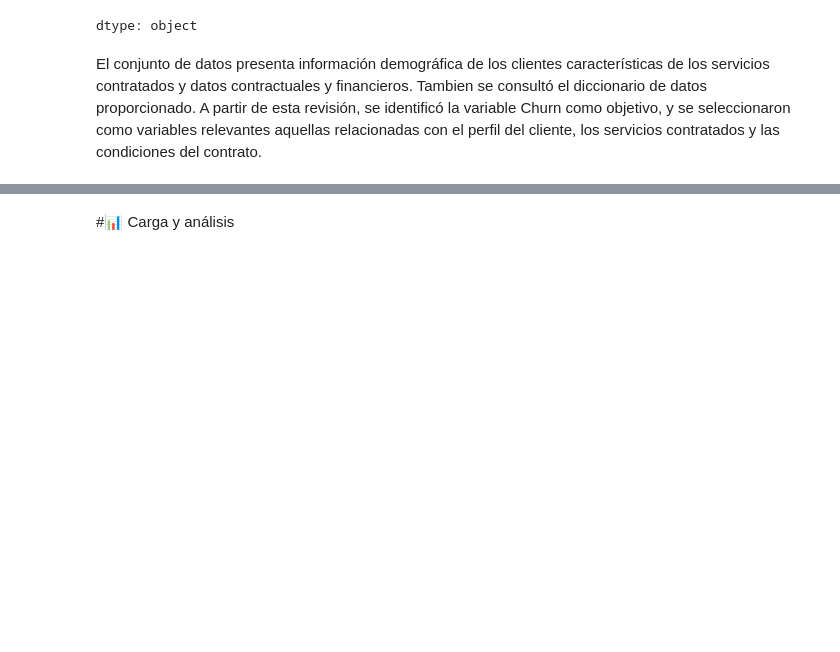
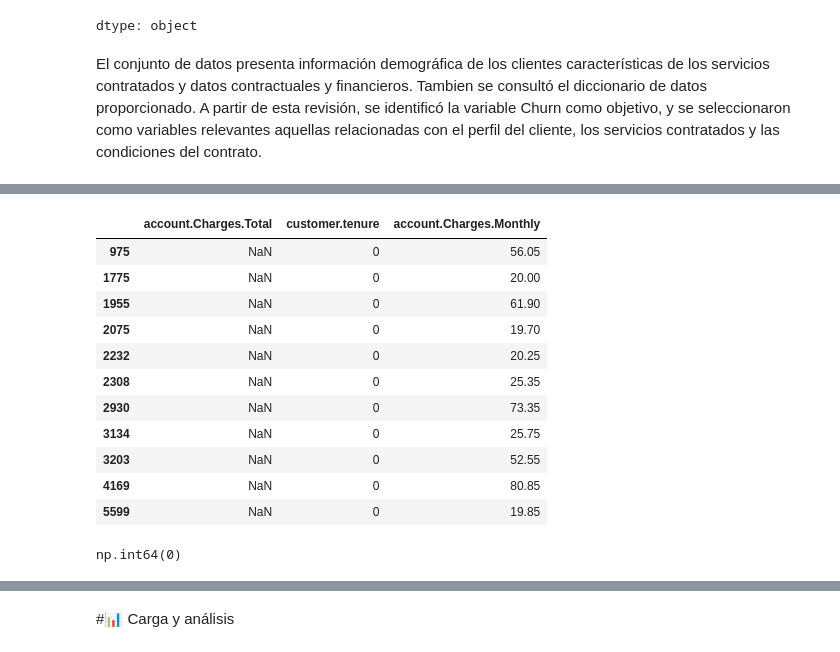
Before and after one commit to yaramirezte/TelecomX_LATAM, a Jupyter notebook: TelecomX_LATAM.ipynb, the cells around one changed output, grey strips where cells are left out. Cells and saved outputs as stored; diff of their text form; code cells hidden in the pictures; blank space fills up the shorter version.

```diff
--- a/TelecomX_LATAM.ipynb
+++ b/TelecomX_LATAM.ipynb
@@ -198,0 +281,15 @@ El conjunto de datos presenta información demográfica de los clientes caracter
+# %%
+df.loc[df['account.Charges.Total'].isnull(), ['account.Charges.Total', 'customer.tenure', 'account.Charges.Monthly']]
+# %% [output]
+|  | account.Charges.Total | customer.tenure | account.Charges.Monthly |
+| 975 | NaN | 0 | 56.05 |
+| 1775 | NaN | 0 | 20.00 |
+| 1955 | NaN | 0 | 61.90 |
+| 2075 | NaN | 0 | 19.70 |
+| 2232 | NaN | 0 | 20.25 |
+| 2308 | NaN | 0 | 25.35 |
+| 2930 | NaN | 0 | 73.35 |
+| 3134 | NaN | 0 | 25.75 |
+| 3203 | NaN | 0 | 52.55 |
+| 4169 | NaN | 0 | 80.85 |
+| 5599 | NaN | 0 | 19.85 |
@@ -198,0 +298,4 @@ El conjunto de datos presenta información demográfica de los clientes caracter
+# %%
+df['account.Charges.Total'].isnull().sum()
+# %% [output]
+np.int64(0)
```
Also changed, not shown: parts of 25 cells of this notebook.
